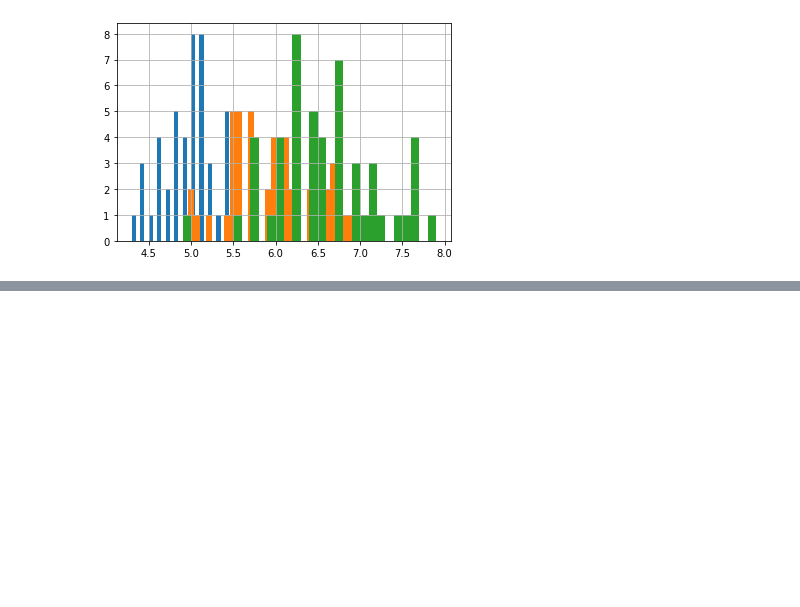
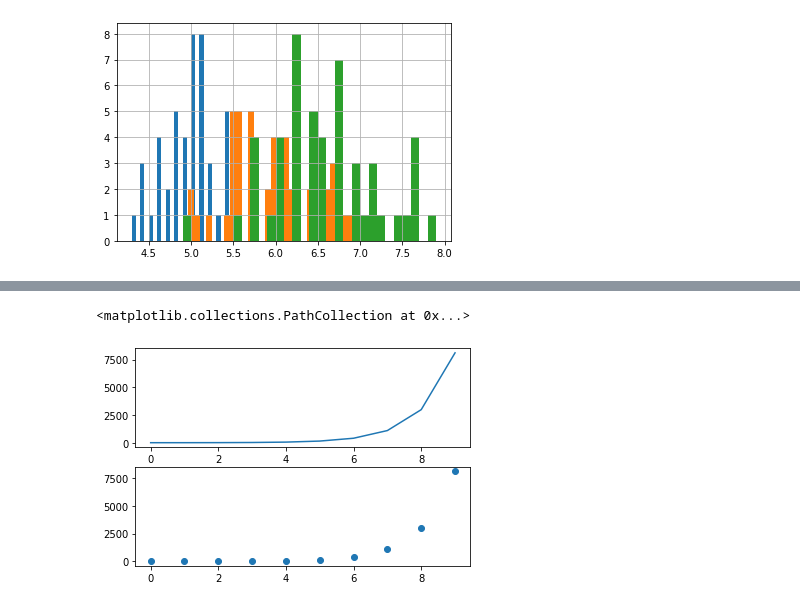
Before and after one commit to ron93/python_playground, a Jupyter notebook: matplotlib/iris.ipynb, the cells around one changed output, grey strips where cells are left out. Drawn from its saved outputs; the diff is of its cells as text; code cells hidden in the pictures; blank space fills up the shorter version.

```diff
--- a/matplotlib/iris.ipynb
+++ b/matplotlib/iris.ipynb
@@ -68,0 +81,10 @@ for class_name in np.unique(iris.target):
+# %%
+# graph on top of eachother
+plt.figure()
+plt.subplot(211)
+plt.plot(np.arange(10), np.exp(np.arange(10)))
+plt.subplot(212)
+plt.scatter(np.arange(10), np.exp(np.arange(10)))
+# %% [output]
+<matplotlib.collections.PathCollection at 0x...>
+[figure, added]
```
Also changed, not shown: parts of 2 cells of this notebook.
